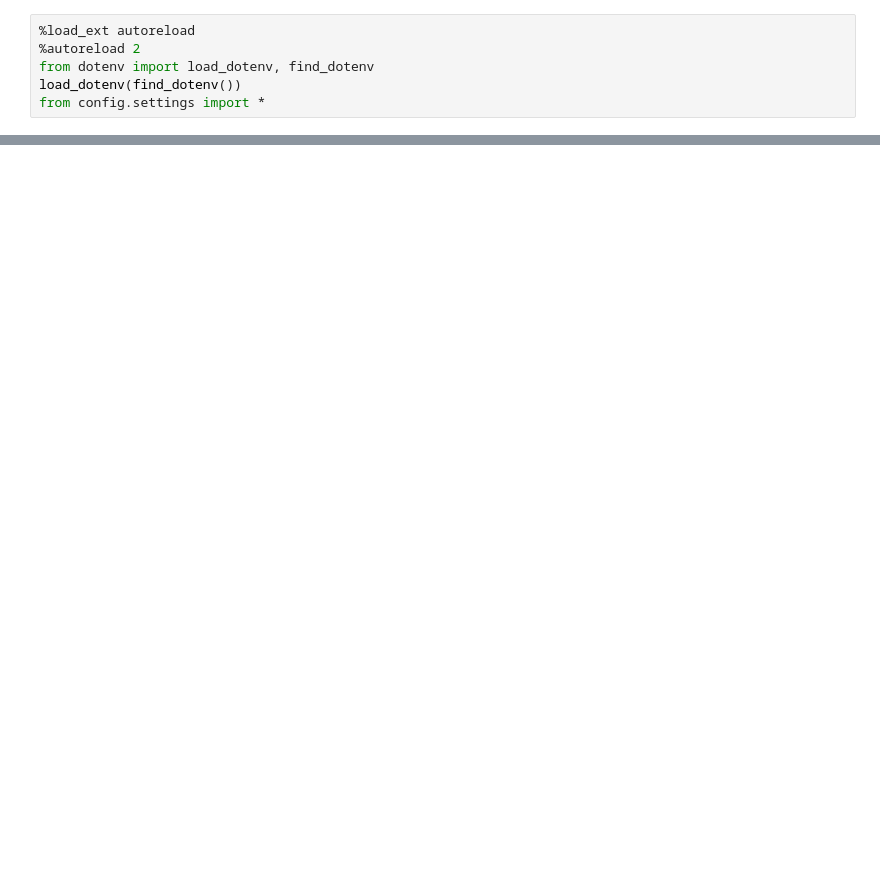
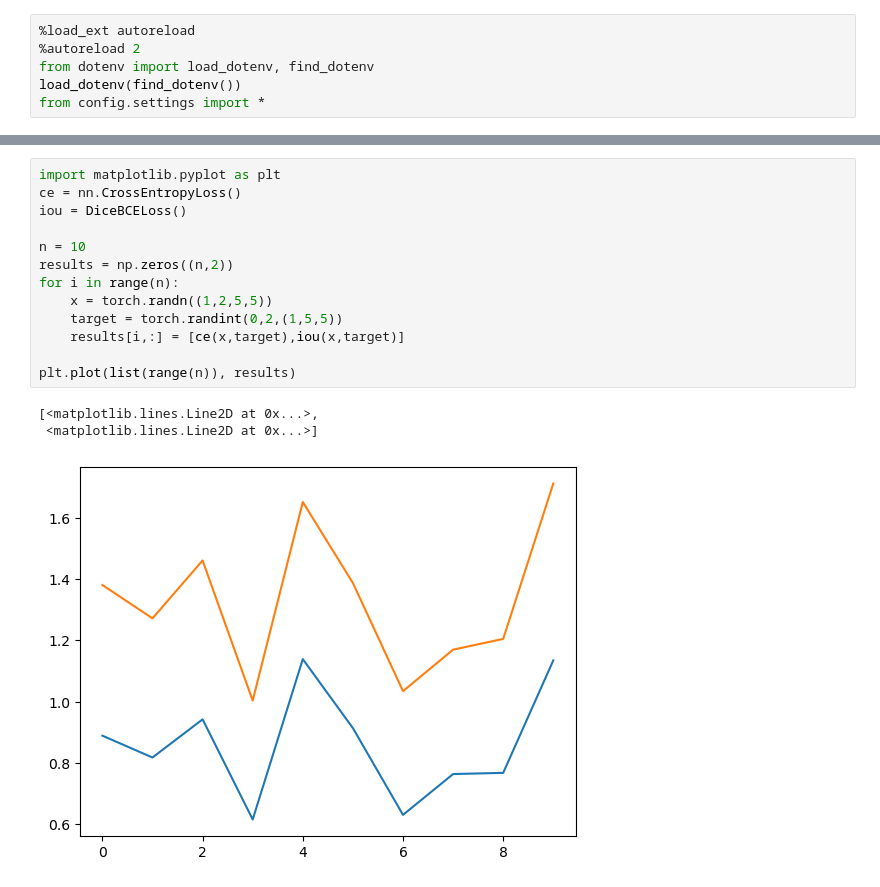
Before and after one commit to ogkristi/mitotem, a Jupyter notebook: notebooks/5-hpo.ipynb, the cells around one changed output, grey strips where cells are left out. Saved outputs shown, nothing was run; the diff lists cells and outputs as text; blank space fills up the shorter version.

```diff
--- a/notebooks/5-hpo.ipynb
+++ b/notebooks/5-hpo.ipynb
@@ -134,3 +154,20 @@ def main(num_samples=10, max_num_epochs=10, gpus_per_trial=2):
 
 if __name__ == "__main__":
     main(num_samples=10, max_num_epochs=10, gpus_per_trial=0)
+# %%
+import matplotlib.pyplot as plt
+ce = nn.CrossEntropyLoss()
+iou = DiceBCELoss()
+
+n = 10
+results = np.zeros((n,2))
+for i in range(n):
+    x = torch.randn((1,2,5,5))
+    target = torch.randint(0,2,(1,5,5))
+    results[i,:] = [ce(x,target),iou(x,target)]
+
+plt.plot(list(range(n)), results)
+# %% [output]
+[<matplotlib.lines.Line2D at 0x...>,
+ <matplotlib.lines.Line2D at 0x...>]
+[figure, added]
```
Also changed, not shown: parts of 3 cells of this notebook, 3 other files.
